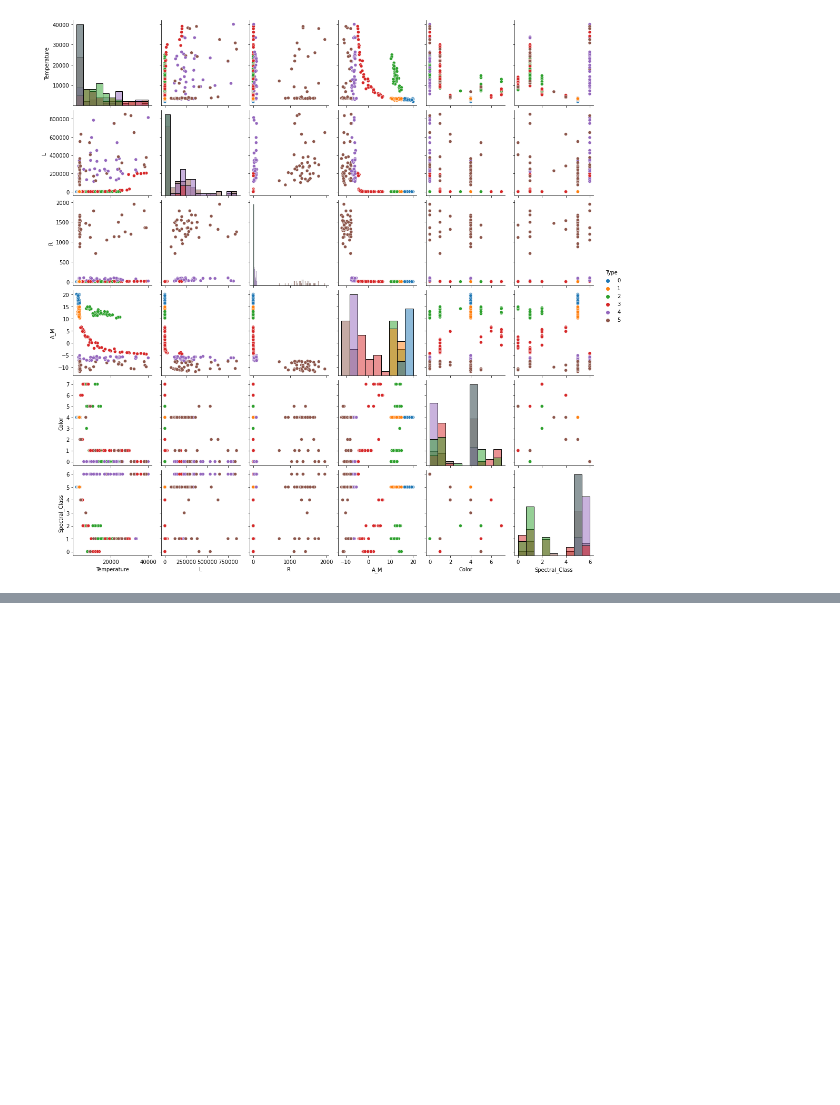
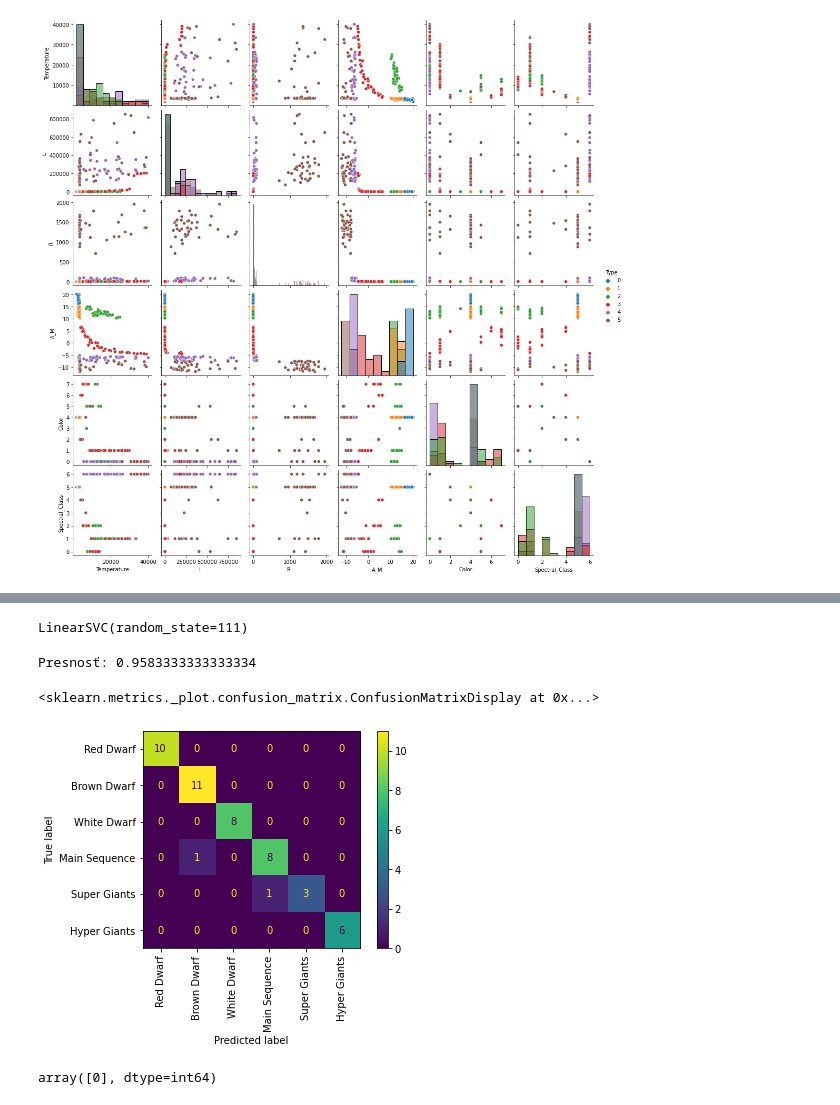
Before and after one commit to adamzv/Zverka_NS2021, a Jupyter notebook: zverka_stars_classification.ipynb, the cells around one changed output, grey strips where cells are left out. Saved outputs shown, nothing was run; the diff lists cells and outputs as text; code cells hidden in the pictures; blank space fills up the shorter version.

Commit message:
Klasifikácia pomocou Linear SVC

```diff
--- a/zverka_stars_classification.ipynb
+++ b/zverka_stars_classification.ipynb
@@ -195,0 +221,4 @@ sns.pairplot(dataset, hue="Type", palette="tab10", diag_kind="hist")
+# %%
+Y = dataset["Type"].values
+dataset.drop("Type", axis=1, inplace=True)
+X_train, X_test, Y_train, Y_test = model_selection.train_test_split(dataset, Y, test_size=0.2, random_state=111)
@@ -195,0 +237,4 @@ sns.pairplot(dataset, hue="Type", palette="tab10", diag_kind="hist")
+# %%
+scaler = preprocessing.MinMaxScaler(feature_range=(0,1))
+X_train_scaled = scaler.fit_transform(X_train)
+X_test_scaled = scaler.transform(X_test)
@@ -195,0 +257,21 @@ sns.pairplot(dataset, hue="Type", palette="tab10", diag_kind="hist")
+# %%
+linSVC = LinearSVC(random_state=111, C=1.0, max_iter=1000)
+linSVC.fit(X_train_scaled, Y_train)
+# %% [output]
+LinearSVC(random_state=111)
+# %%
+print(f"Presnosť: {linSVC.score(X_test_scaled, Y_test)}")
+# %% [output]
+Presnosť: 0.9583333333333334
+# %%
+labels = ["Red Dwarf", "Brown Dwarf", "White Dwarf", "Main Sequence", "Super Giants", "Hyper Giants"]
+plot_confusion_matrix(linSVC, X_test_scaled, Y_test, display_labels=labels, xticks_rotation="vertical")
+# %% [output]
+<sklearn.metrics._plot.confusion_matrix.ConfusionMatrixDisplay at 0x...>
+[figure, added]
+# %%
+# príklad: Proxima Centauri je správne klasifikovaná ako Red Dwarf
+# https://en.wikipedia.org/wiki/Proxima_Centauri
+linSVC.predict(scaler.transform([[3042, 0.0017, 0.1542, 15.60, 4, 5]]))
+# %% [output]
+array([0], dtype=int64)
```
Also changed, not shown: parts of 8 cells of this notebook.
